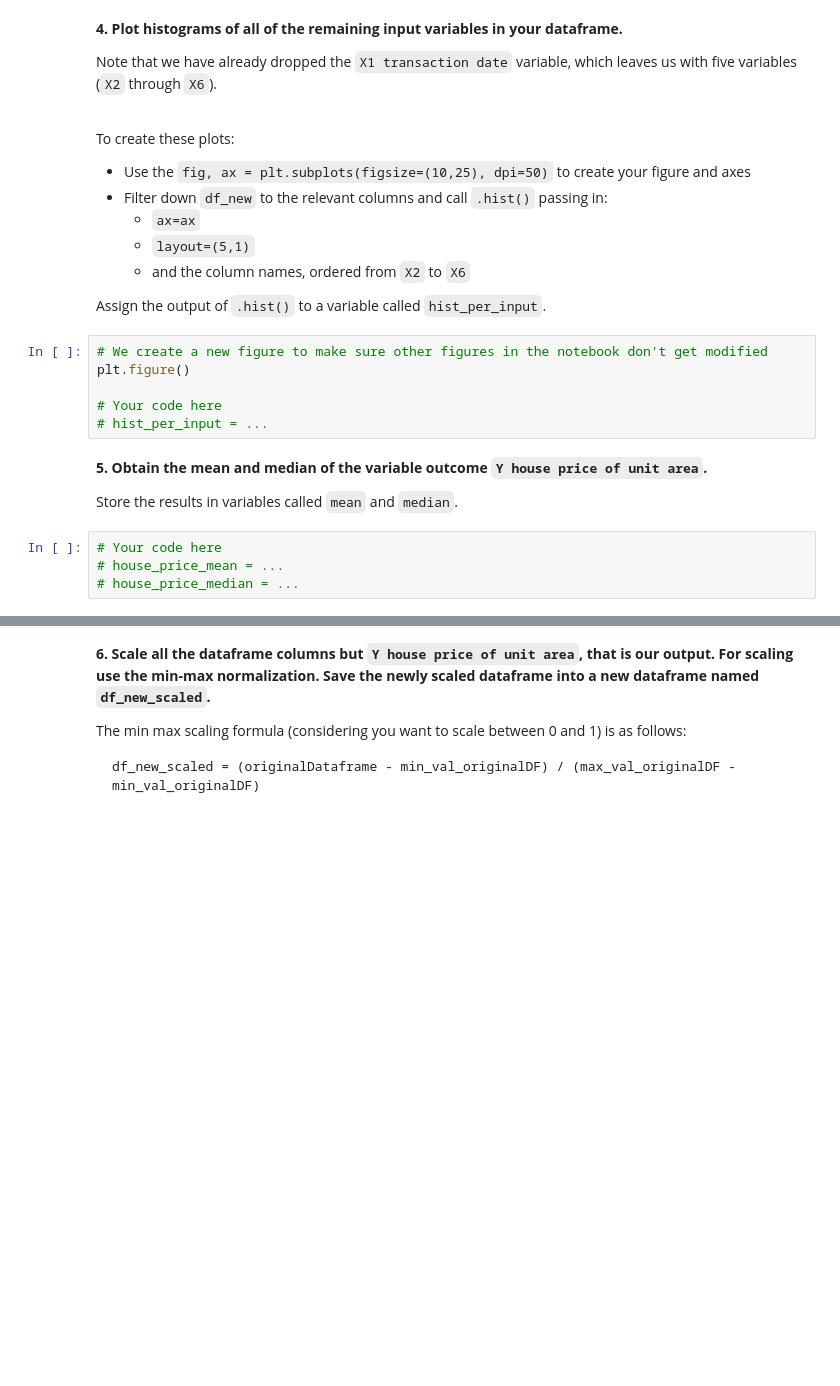
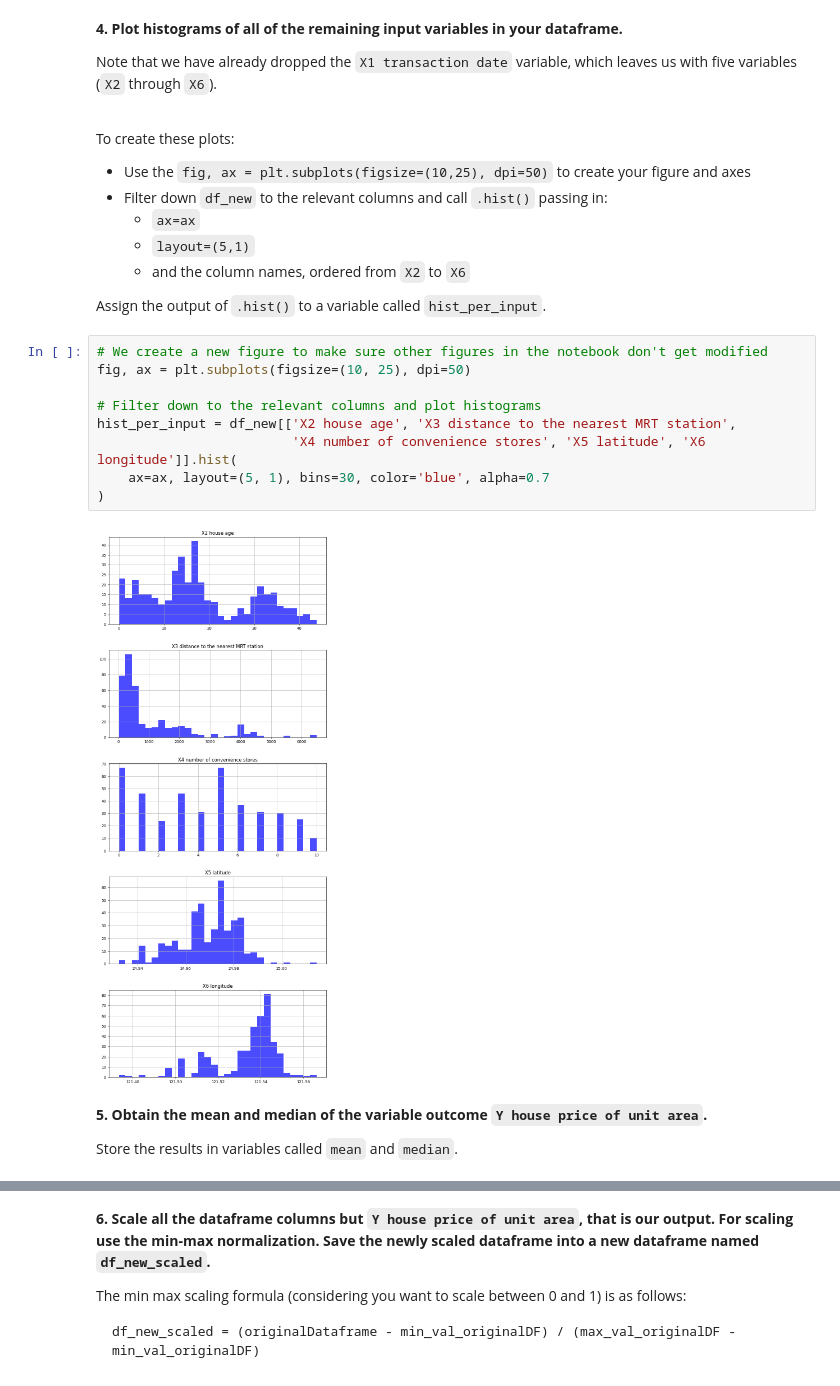
Before and after one commit to hackneycrypto/Introduction-to-Machine-Learning, a Jupyter notebook: notebooks/real_estate_analysis.ipynb, the cells around one changed output, grey strips where cells are left out. Drawn from its saved outputs; the diff is of its cells as text; blank space fills up the shorter version.

```diff
--- a/notebooks/real_estate_analysis.ipynb
+++ b/notebooks/real_estate_analysis.ipynb
@@ -97,17 +128,18 @@ To create these plots:
      - and the column names, ordered from `X2` to `X6`
 
 Assign the output of `.hist()` to a variable called `hist_per_input`.
-# %%
-# We create a new figure to make sure other figures in the notebook don't get modified
-plt.figure()
-
-# Your code here
-# hist_per_input = ...
+# %%
+# We create a new figure to make sure other figures in the notebook don't get modified
+fig, ax = plt.subplots(figsize=(10, 25), dpi=50)
+
+# Filter down to the relevant columns and plot histograms
+hist_per_input = df_new[['X2 house age', 'X3 distance to the nearest MRT station',
+                         'X4 number of convenience stores', 'X5 latitude', 'X6 longitude']].hist(
+    ax=ax, layout=(5, 1), bins=30, color='blue', alpha=0.7
+)
+# %% [output]
+[figure, added]
 # %% [markdown]
 **5. Obtain the mean and median of the variable outcome `Y house price of unit area`.**
 
 Store the results in variables called `mean` and `median`.
-# %%
-# Your code here
-# house_price_mean = ...
-# house_price_median = ...
```
Also changed, not shown: parts of 21 cells of this notebook.
